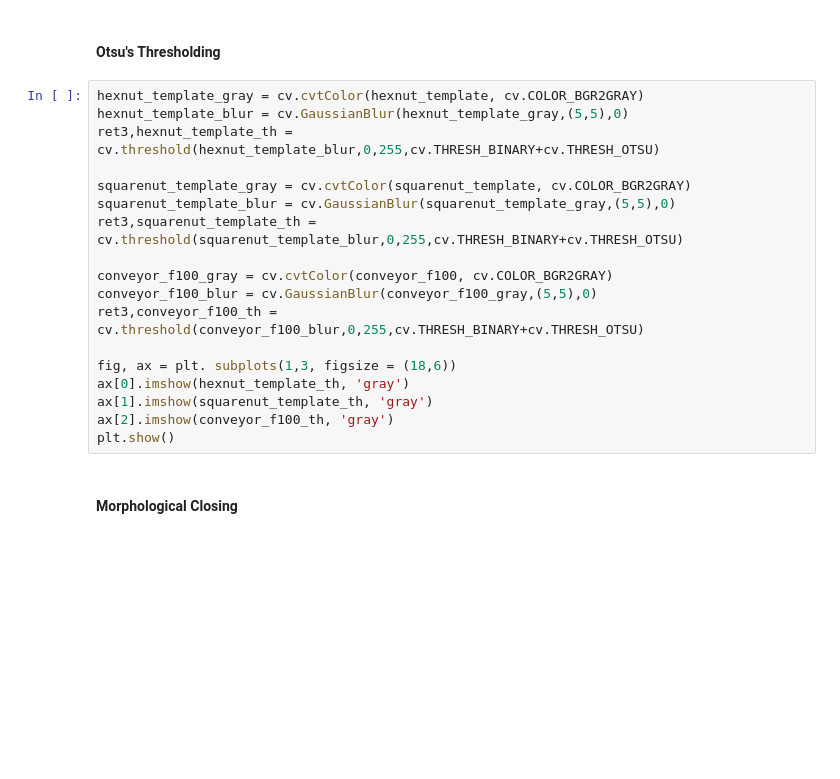
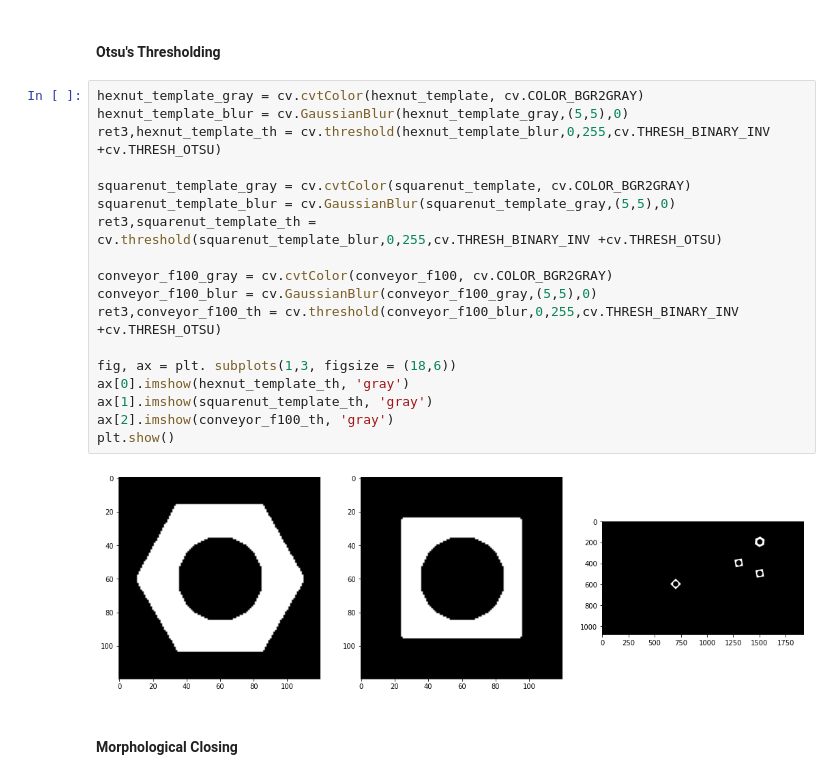
Before and after one commit to K-Thanushan/EN2550-Fundamentals-of-Image-Processing-and-Machine-Vision, a Jupyter notebook: Assignments/Assignment3/Assignment3_190621M.ipynb, the cells around one changed output. Saved outputs shown, nothing was run; the diff lists cells and outputs as text; blank space fills up the shorter version.

```diff
--- a/Assignments/Assignment3/Assignment3_190621M.ipynb
+++ b/Assignments/Assignment3/Assignment3_190621M.ipynb
@@ -23,21 +25,23 @@ plt.show()
 # %%
 hexnut_template_gray = cv.cvtColor(hexnut_template, cv.COLOR_BGR2GRAY)
 hexnut_template_blur = cv.GaussianBlur(hexnut_template_gray,(5,5),0)
-ret3,hexnut_template_th = cv.threshold(hexnut_template_blur,0,255,cv.THRESH_BINARY+cv.THRESH_OTSU)
+ret3,hexnut_template_th = cv.threshold(hexnut_template_blur,0,255,cv.THRESH_BINARY_INV +cv.THRESH_OTSU)
 
 squarenut_template_gray = cv.cvtColor(squarenut_template, cv.COLOR_BGR2GRAY)
 squarenut_template_blur = cv.GaussianBlur(squarenut_template_gray,(5,5),0)
-ret3,squarenut_template_th = cv.threshold(squarenut_template_blur,0,255,cv.THRESH_BINARY+cv.THRESH_OTSU)
+ret3,squarenut_template_th = cv.threshold(squarenut_template_blur,0,255,cv.THRESH_BINARY_INV +cv.THRESH_OTSU)
 
 conveyor_f100_gray = cv.cvtColor(conveyor_f100, cv.COLOR_BGR2GRAY)
 conveyor_f100_blur = cv.GaussianBlur(conveyor_f100_gray,(5,5),0)
-ret3,conveyor_f100_th = cv.threshold(conveyor_f100_blur,0,255,cv.THRESH_BINARY+cv.THRESH_OTSU)
+ret3,conveyor_f100_th = cv.threshold(conveyor_f100_blur,0,255,cv.THRESH_BINARY_INV +cv.THRESH_OTSU)
 
 fig, ax = plt. subplots(1,3, figsize = (18,6))
 ax[0].imshow(hexnut_template_th, 'gray')
 ax[1].imshow(squarenut_template_th, 'gray')
 ax[2].imshow(conveyor_f100_th, 'gray')
 plt.show()
+# %% [output]
+[figure, added]
 # %% [markdown]
 #### Morphological Closing
 # %%
```
Also changed, not shown: parts of 5 cells of this notebook, 9 other files.
